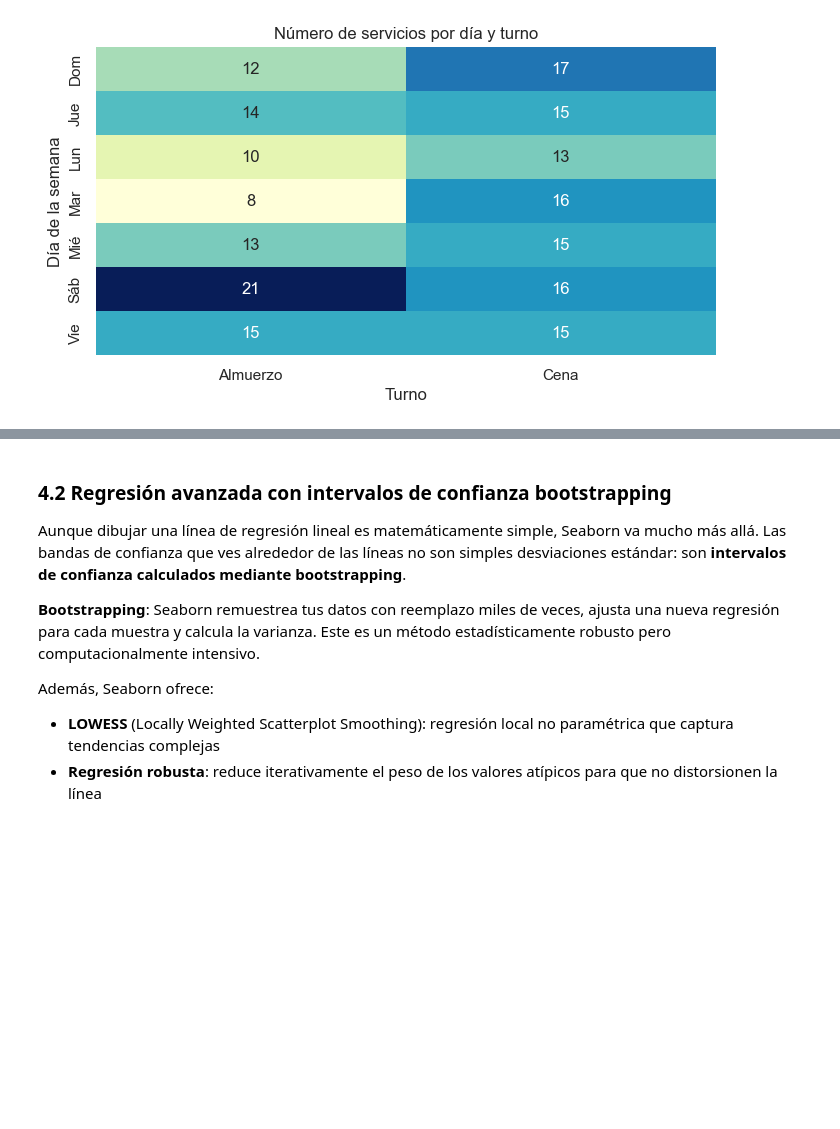
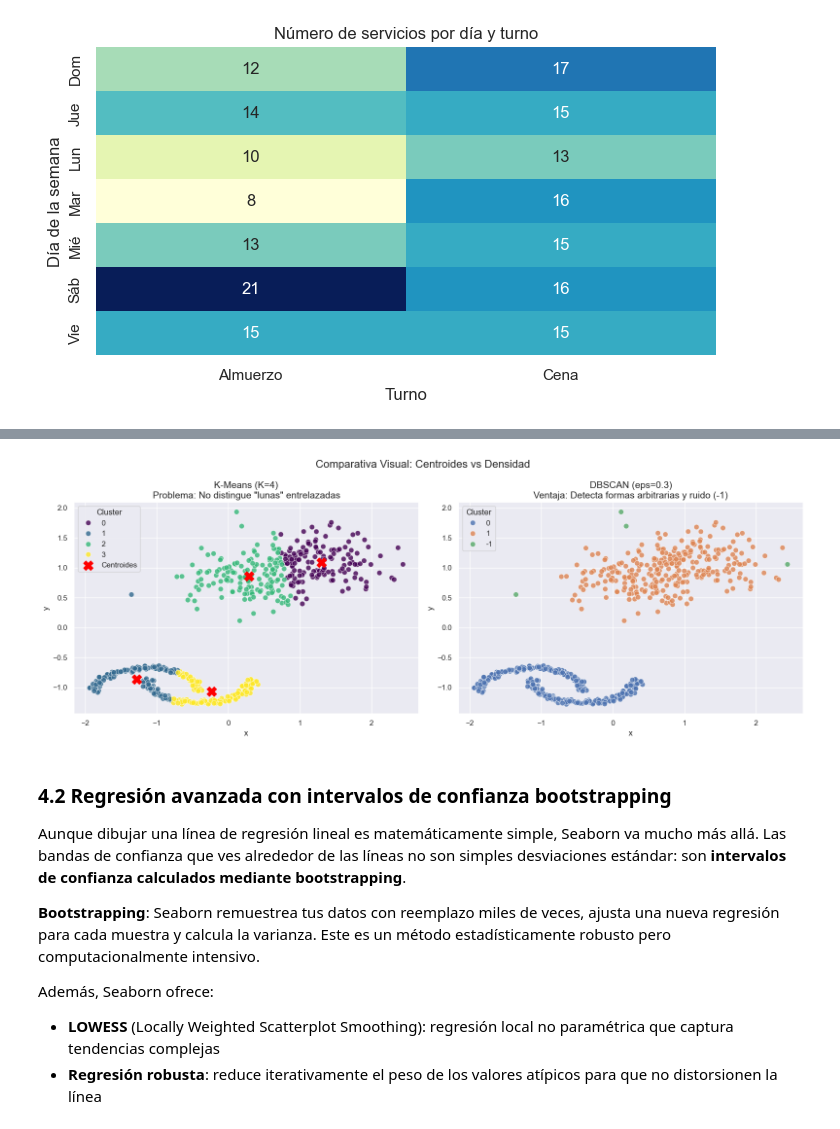
Before and after one commit to JuanRios3012/data-visualization-course, a Jupyter notebook: notebooks/módulo 2/seaborn.ipynb, the cells around one changed output, grey strips where cells are left out. Drawn from its saved outputs; the diff is of its cells as text; code cells hidden in the pictures; blank space fills up the shorter version.

```diff
--- a/notebooks/módulo 2/seaborn.ipynb
+++ b/notebooks/módulo 2/seaborn.ipynb
@@ -274,3 +223,56 @@ print("✓ Seaborn calculó matrices de distancia, aplicó clustering y reorden
+# %%
+from sklearn.cluster import KMeans, DBSCAN
+from sklearn.datasets import make_moons, make_blobs
+from sklearn.preprocessing import StandardScaler
+
+# 1. Generar datos sintéticos complejos (blobs + lunas) para ver diferencias
+np.random.seed(42)
+X_moons, _ = make_moons(n_samples=300, noise=0.05)
+X_blobs, _ = make_blobs(n_samples=300, centers=2, cluster_std=0.7, center_box=(2, 6))
+
+X = np.vstack([X_moons, X_blobs])
+scaler = StandardScaler()
+X_scaled = scaler.fit_transform(X)
+
+df_cluster_vis = pd.DataFrame(X_scaled, columns=['x', 'y'])
+
+# 2. Aplicar K-Means con K=4 (asumimos 2 lunas y 2 blobs)
+kmeans = KMeans(n_clusters=4, random_state=42, n_init=10)
+df_cluster_vis['KMeans_Labels'] = kmeans.fit_predict(X_scaled)
+centros = kmeans.cluster_centers_
+
+# 3. Aplicar DBSCAN (eps y min_samples clave para definir densidad)
+# eps=0.3: radio de vecindad, min_samples=5: puntos mínimos para formar núcleo
+dbscan = DBSCAN(eps=0.3, min_samples=5)
+df_cluster_vis['DBSCAN_Labels'] = dbscan.fit_predict(X_scaled)
+
+# 4. Visualización comparativa con Seaborn
+fig, axes = plt.subplots(1, 2, figsize=(16, 6))
+
+# Gráfico K-Means
+sns.scatterplot(
+    data=df_cluster_vis, x='x', y='y', hue='KMeans_Labels',
+    palette='viridis', s=60, alpha=0.8, ax=axes[0], legend='full'
+)
+axes[0].scatter(centros[:, 0], centros[:, 1], s=200, c='red', marker='X', label='Centroides')
+axes[0].set_title('K-Means (K=4)\nProblema: No distingue "lunas" entrelazadas', fontsize=14)
+axes[0].legend(title='Cluster')
+
+# Gráfico DBSCAN
+# Convertimos etiquetas a string para mejor visualización categórica (evita escala contínua)
+df_cluster_vis['DBSCAN_Labels'] = df_cluster_vis['DBSCAN_Labels'].astype(str)
+sns.scatterplot(
+    data=df_cluster_vis, x='x', y='y', hue='DBSCAN_Labels',
+    palette='deep', s=60, alpha=0.8, ax=axes[1]
+)
+axes[1].set_title('DBSCAN (eps=0.3)\nVentaja: Detecta formas arbitrarias y ruido (-1)', fontsize=14)
+axes[1].legend(title='Cluster')
+
+plt.suptitle("Comparativa Visual: Centroides vs Densidad", fontsize=16)
+plt.tight_layout()
+plt.show()
+# %% [output]
+[figure, added]
 # %% [markdown]
 ### 4.2 Regresión avanzada con intervalos de confianza bootstrapping
 
```
Also changed, not shown: parts of 6 cells of this notebook, 1 other file.
